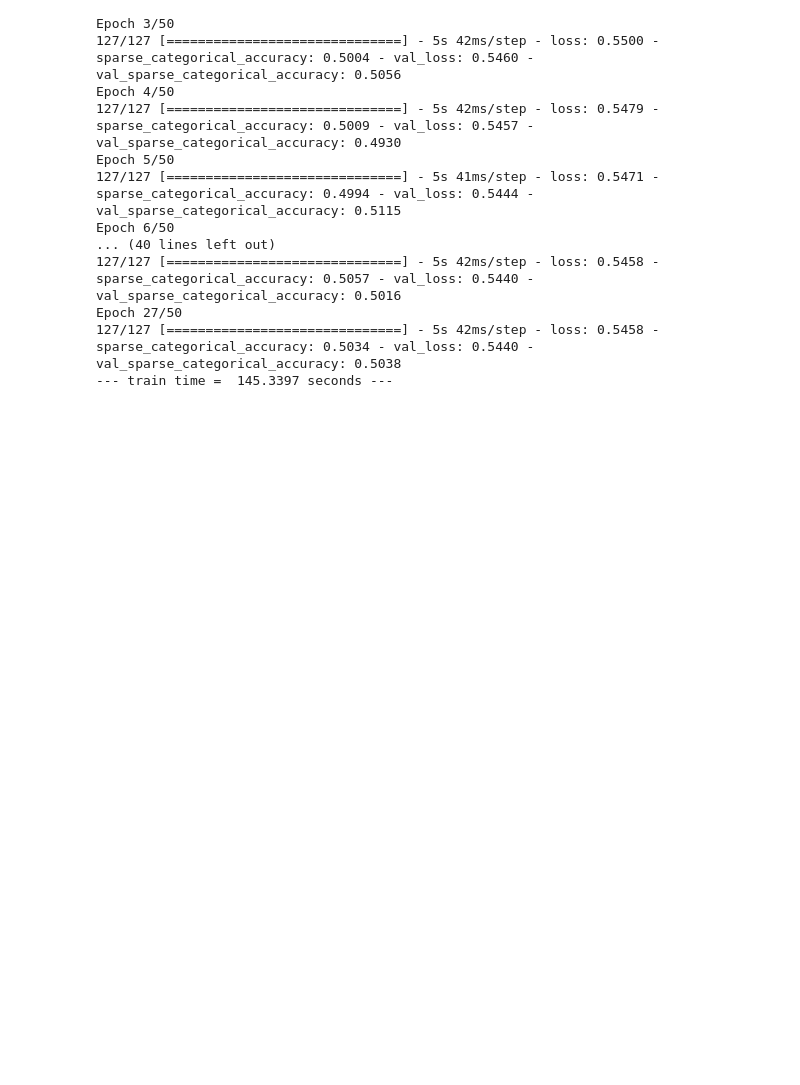
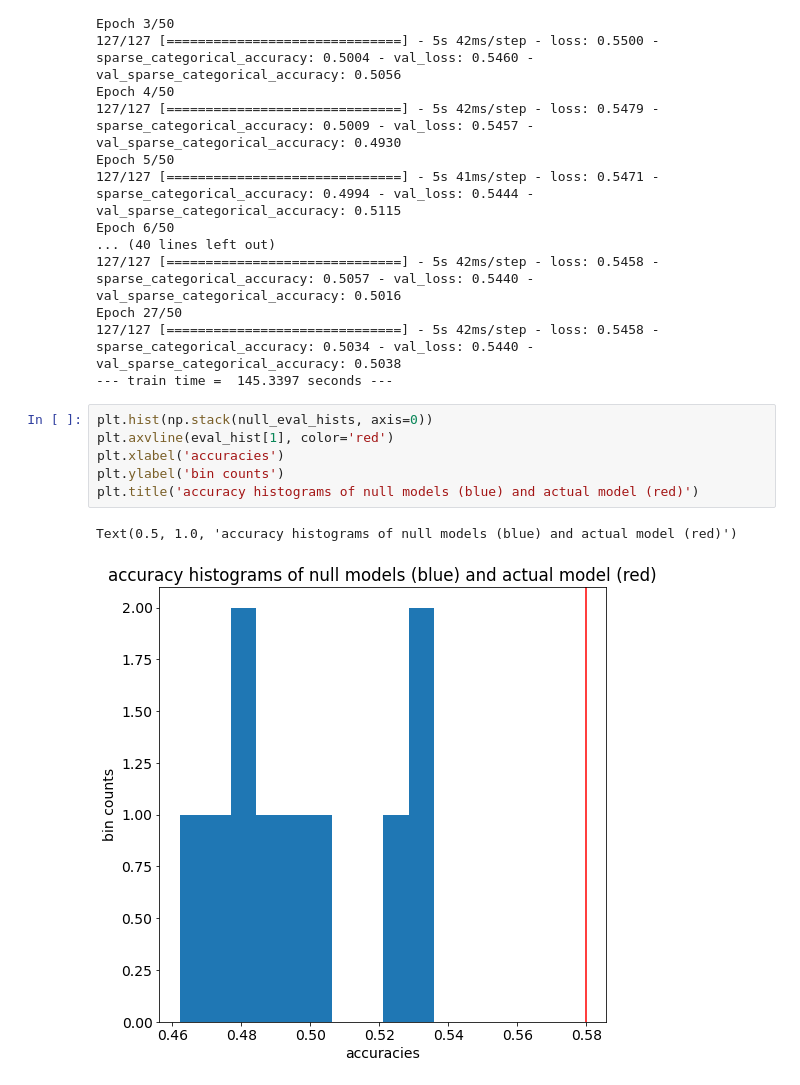
Before and after one commit to govinda-umd/explainable-ai, a Jupyter notebook: _sources/nb/may22/00-idea1_model.ipynb, the cells around one changed output. Drawn from its saved outputs; the diff is of its cells as text; blank space fills up the shorter version.

```diff
--- a/_sources/nb/may22/00-idea1_model.ipynb
+++ b/_sources/nb/may22/00-idea1_model.ipynb
@@ -522,3 +522,12 @@ Epoch 6/50
 Epoch 27/50
 127/127 [==============================] - 5s 42ms/step - loss: 0.5458 - sparse_categorical_accuracy: 0.5034 - val_loss: 0.5440 - val_sparse_categorical_accuracy: 0.5038
 --- train time =  145.3397 seconds ---
+# %%
+plt.hist(np.stack(null_eval_hists, axis=0))
+plt.axvline(eval_hist[1], color='red')
+plt.xlabel('accuracies')
+plt.ylabel('bin counts')
+plt.title('accuracy histograms of null models (blue) and actual model (red)')
+# %% [output]
+Text(0.5, 1.0, 'accuracy histograms of null models (blue) and actual model (red)')
+[figure, added]
```
Also changed, not shown: 3 other files.
